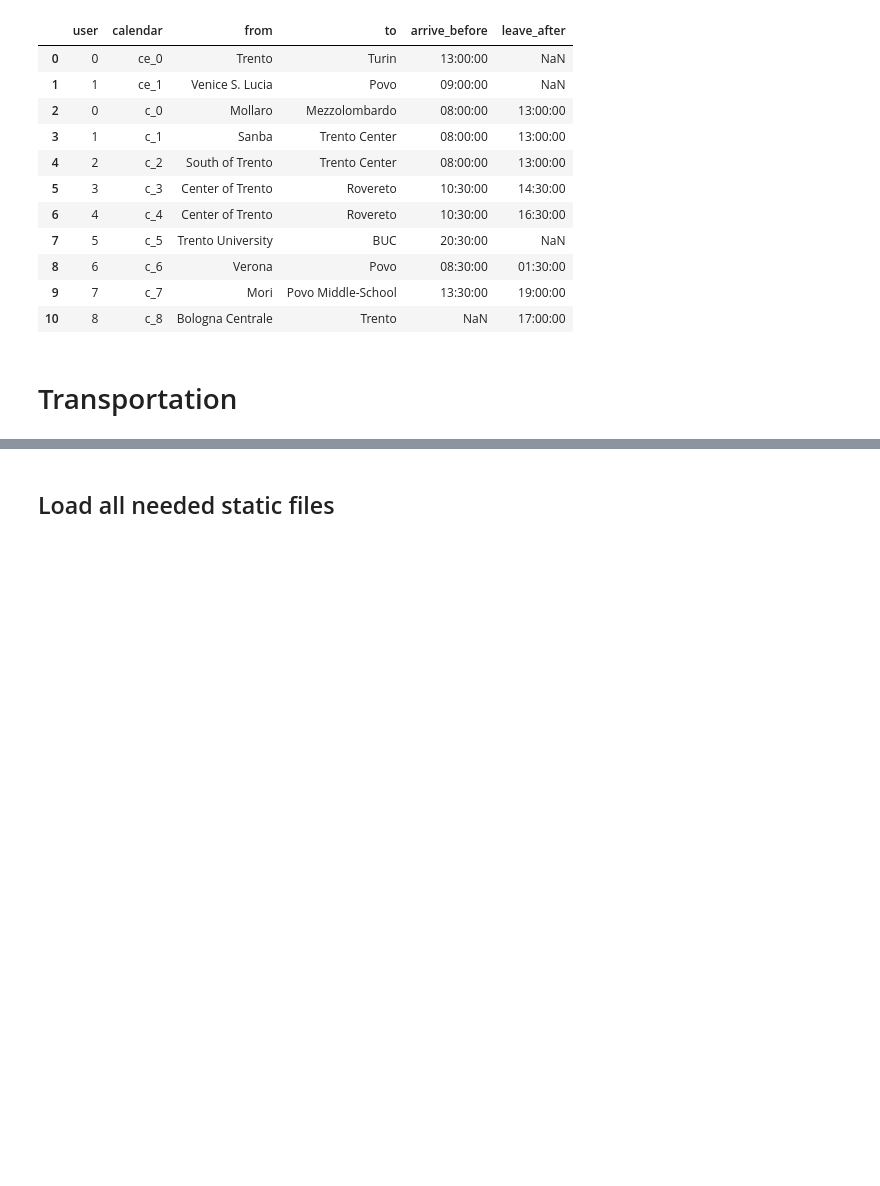
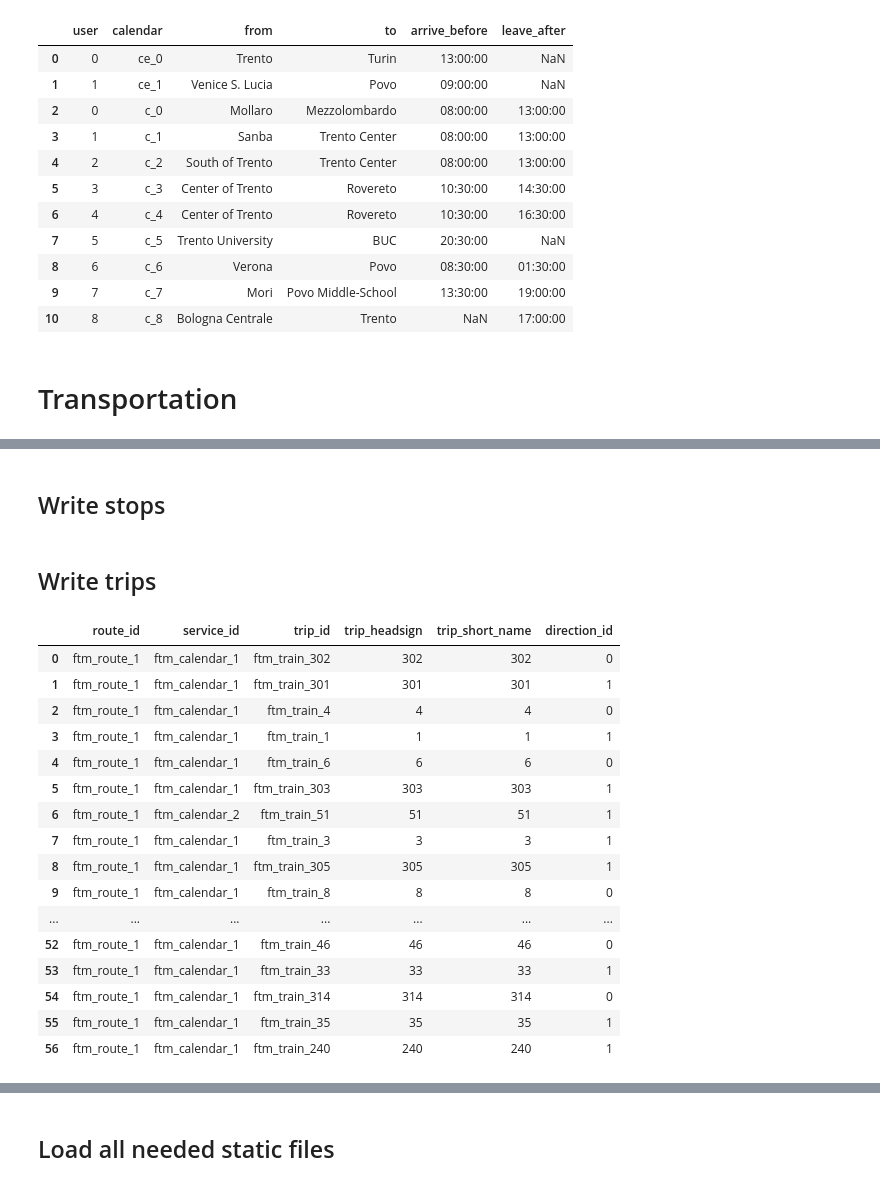
Before and after one commit to ThomasPasquali/Transportation-Education-Facilities, a Jupyter notebook: Phase 2 - Information Gathering/Code Libraries/parser.ipynb, the cells around one changed output, grey strips where cells are left out. Cells and saved outputs as stored; diff of their text form; code cells hidden in the pictures; blank space fills up the shorter version.

Commit message:
Scrapy json to GTMS datasets (not complete)

```diff
--- a/Phase 2 - Information Gathering/Code Libraries/parser.ipynb
+++ b/Phase 2 - Information Gathering/Code Libraries/parser.ipynb
@@ -149,0 +162,32 @@ TODO
+# %%
+ftm_trips = SCRAPY_DFS['ftm_trains'].copy()
+ftm_trips = ftm_trips[ftm_trips['item_type'] == 'Train']
+ftm_trips.drop(columns=['item_type', 'url', 'train_name', 'stop', 'arrival_time', 'departure_time'], inplace=True)
+ftm_trips.dropna(inplace=True)
+
+ftm_stop_times = SCRAPY_DFS['ftm_trains'].copy()
+ftm_stop_times = ftm_stop_times[ftm_stop_times['item_type'] == 'TripStop']
+ftm_stop_times.drop(columns=['item_type', 'url', 'name', 'calendar'], inplace=True)
+# ftm_trips.dropna(inplace=True)
+# ftm_trips['name'] = ftm_trains['name'].astype(int)
+# ftm_trips['calendar'] = ftm_trains['calendar'].astype(str).apply(lambda x: 'ftm_calendar_' + x[-3])
+ftm_stop_times = pd.merge(ftm_trips, ftm_stop_times, left_on='name', right_on='train_name', how='inner')
+
+def find_train_direction (name):
+  tmp = ftm_stop_times.loc[ftm_stop_times.isnull().any(axis=1)]
+  tmp = tmp.loc[ftm_stop_times['name'] == name]
+  stop = tmp.loc[tmp['arrival_time'].isnull()].drop_duplicates()['stop'].values[0]
+  if stop == 'Trento Ftm':
+    return 0
+  else:
+    return 1
+
+
+ftm_stop_times['name'] = ftm_stop_times['name'].astype(int)
+ftm_stop_times['train_name'] = ftm_stop_times['train_name'].astype(int)
+
+ftm_trips['name'] = ftm_trips['name'].astype(int)
+ftm_trips['calendar'] = ftm_trips['calendar'].astype(str).apply(lambda x: 'ftm_calendar_' + x[-3])
+ftm_trips['direction'] = ftm_trips['name'].apply(find_train_direction)
+
+ftm_trips.drop_duplicates(inplace=True)
@@ -149,0 +244,33 @@ TODO
+# %% [markdown]
+## Write stops
+# %% [markdown]
+## Write trips
+# %%
+ftm_trips_ = pd.DataFrame({
+  'route_id': ['ftm_route_1'] * len(ftm_trips),
+  'service_id': ftm_trips['calendar'].to_list(),
+  'trip_id': map(lambda x: f'ftm_train_{x}', ftm_trips['name'].to_list()),
+  'trip_headsign': ftm_trips['name'].to_list(),
+  'trip_short_name': ftm_trips['name'].to_list(),
+  'direction_id': ftm_trips['direction'].to_list()
+})
+ftm_trips_.to_csv(f'{SCRAPY_OUT_BASE_PATH}tt_ftm/trips.txt')
+ftm_trips_
+# %% [output]
+|  | route_id | service_id | trip_id | trip_headsign | trip_short_name | direction_id |
+| 0 | ftm_route_1 | ftm_calendar_1 | ftm_train_302 | 302 | 302 | 0 |
+| 1 | ftm_route_1 | ftm_calendar_1 | ftm_train_301 | 301 | 301 | 1 |
+| 2 | ftm_route_1 | ftm_calendar_1 | ftm_train_4 | 4 | 4 | 0 |
+| 3 | ftm_route_1 | ftm_calendar_1 | ftm_train_1 | 1 | 1 | 1 |
+| 4 | ftm_route_1 | ftm_calendar_1 | ftm_train_6 | 6 | 6 | 0 |
+| 5 | ftm_route_1 | ftm_calendar_1 | ftm_train_303 | 303 | 303 | 1 |
+| 6 | ftm_route_1 | ftm_calendar_2 | ftm_train_51 | 51 | 51 | 1 |
+| 7 | ftm_route_1 | ftm_calendar_1 | ftm_train_3 | 3 | 3 | 1 |
+| 8 | ftm_route_1 | ftm_calendar_1 | ftm_train_305 | 305 | 305 | 1 |
+| 9 | ftm_route_1 | ftm_calendar_1 | ftm_train_8 | 8 | 8 | 0 |
+| ... | ... | ... | ... | ... | ... | ... |
+| 52 | ftm_route_1 | ftm_calendar_1 | ftm_train_46 | 46 | 46 | 0 |
+| 53 | ftm_route_1 | ftm_calendar_1 | ftm_train_33 | 33 | 33 | 1 |
+| 54 | ftm_route_1 | ftm_calendar_1 | ftm_train_314 | 314 | 314 | 0 |
+| 55 | ftm_route_1 | ftm_calendar_1 | ftm_train_35 | 35 | 35 | 1 |
+| 56 | ftm_route_1 | ftm_calendar_1 | ftm_train_240 | 240 | 240 | 1 |
```
Also changed, not shown: parts of 8 cells of this notebook, 15 other files.
